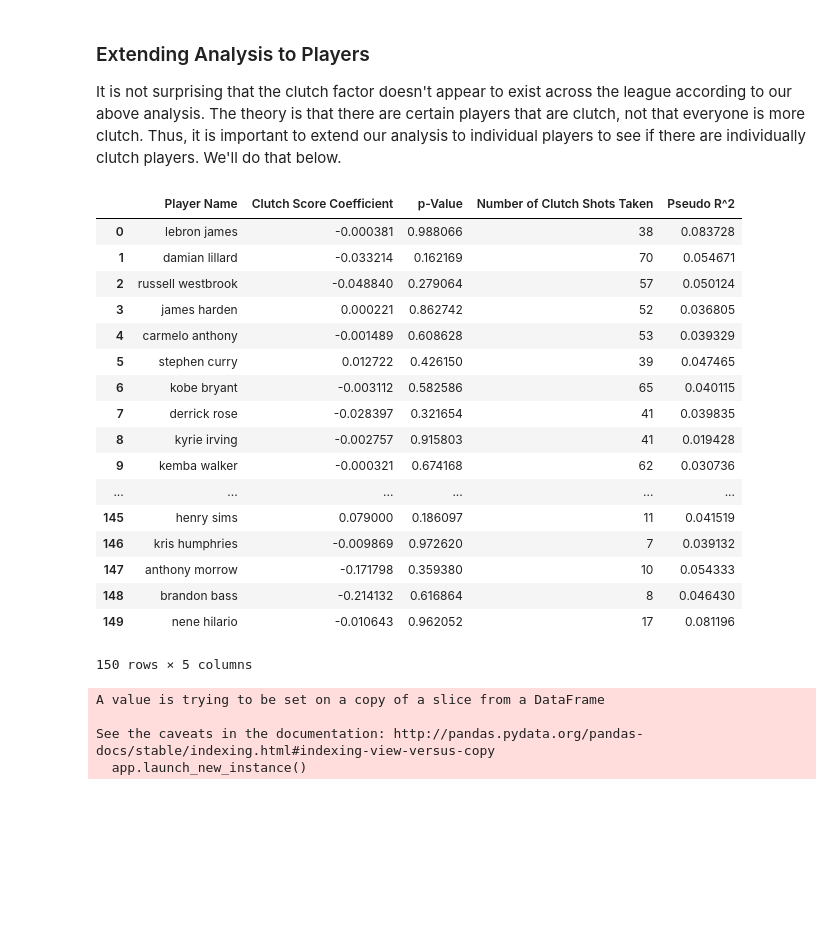
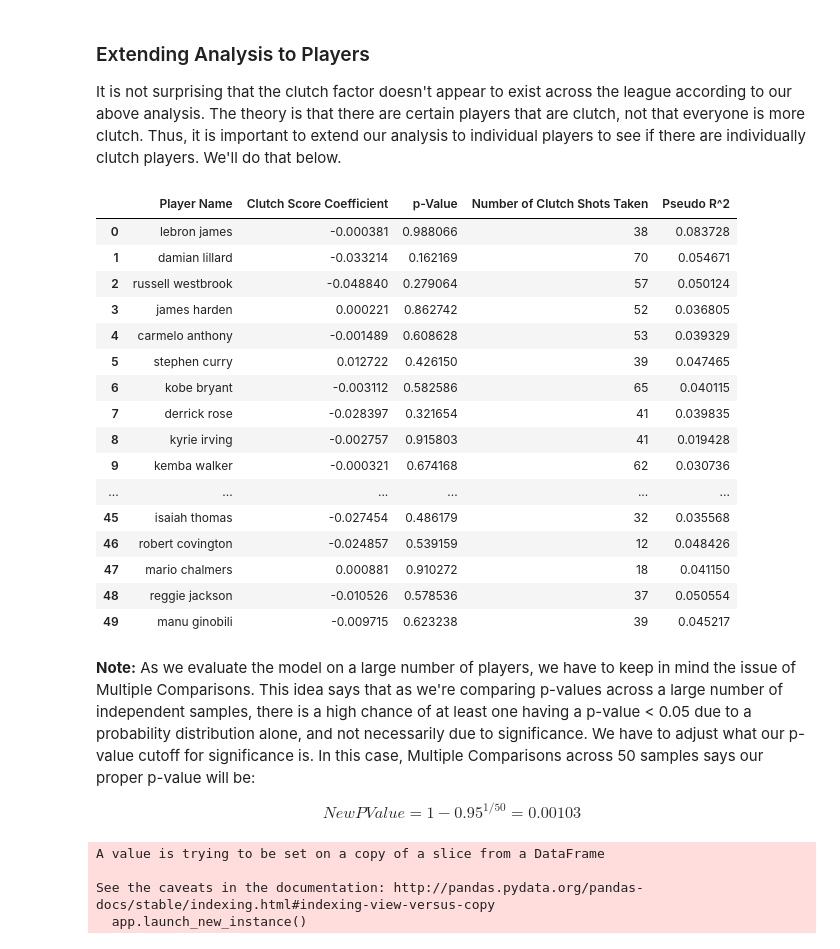
Before and after one commit to kylekwong/cs109-hot-hand, a Jupyter notebook: clutch_factor.ipynb, the cells around one changed output. Cells and saved outputs as stored; diff of their text form; code cells hidden in the pictures; blank space fills up the shorter version.

Commit message:
updating clutch analysis due to multiple comparisons

```diff
--- a/clutch_factor.ipynb
+++ b/clutch_factor.ipynb
@@ -339,7 +339,7 @@ def player_clutch_logit(player_name):
 # %%
 ## Players of note
 players_sorted = pd.read_csv('datasets/df_score.csv')
-key_players = players_sorted.iloc[:,0].values[:150]
+key_players = players_sorted.iloc[:,0].values[:50]
 # %%
 # run complex model
 # create arrays to hold coeff, p_value, and r_squared
@@ -362,31 +362,37 @@ for player in key_players:
 # %%
 # now create table with player, coefficient, p-value, and R^2 value
 top_player_info = pd.DataFrame({'Player Name': key_players})
 top_player_info['Clutch Score Coefficient'] = player_coeff_array
 top_player_info['p-Value'] = player_pvalue_array
 top_player_info['Number of Clutch Shots Taken'] = player_clutchshots_array
 top_player_info['Pseudo R^2'] = player_rsquared_array
 # top_player_info.sort_values('p-Value', inplace=True)
-top_player_info.head(150)
+top_player_info.head(50)
 # %% [output]
 |  | Player Name | Clutch Score Coefficient | p-Value | Number of Clutch Shots Taken | Pseudo R^2 |
 | 0 | lebron james | -0.000381 | 0.988066 | 38 | 0.083728 |
 | 1 | damian lillard | -0.033214 | 0.162169 | 70 | 0.054671 |
 | 2 | russell westbrook | -0.048840 | 0.279064 | 57 | 0.050124 |
 | 3 | james harden | 0.000221 | 0.862742 | 52 | 0.036805 |
 | 4 | carmelo anthony | -0.001489 | 0.608628 | 53 | 0.039329 |
 | 5 | stephen curry | 0.012722 | 0.426150 | 39 | 0.047465 |
 | 6 | kobe bryant | -0.003112 | 0.582586 | 65 | 0.040115 |
 | 7 | derrick rose | -0.028397 | 0.321654 | 41 | 0.039835 |
 | 8 | kyrie irving | -0.002757 | 0.915803 | 41 | 0.019428 |
 | 9 | kemba walker | -0.000321 | 0.674168 | 62 | 0.030736 |
 | ... | ... | ... | ... | ... | ... |
-| 145 | henry sims | 0.079000 | 0.186097 | 11 | 0.041519 |
-| 146 | kris humphries | -0.009869 | 0.972620 | 7 | 0.039132 |
-| 147 | anthony morrow | -0.171798 | 0.359380 | 10 | 0.054333 |
-| 148 | brandon bass | -0.214132 | 0.616864 | 8 | 0.046430 |
-| 149 | nene hilario | -0.010643 | 0.962052 | 17 | 0.081196 |
+| 45 | isaiah thomas | -0.027454 | 0.486179 | 32 | 0.035568 |
+| 46 | robert covington | -0.024857 | 0.539159 | 12 | 0.048426 |
+| 47 | mario chalmers | 0.000881 | 0.910272 | 18 | 0.041150 |
+| 48 | reggie jackson | -0.010526 | 0.578536 | 37 | 0.050554 |
+| 49 | manu ginobili | -0.009715 | 0.623238 | 39 | 0.045217 |
-150 rows × 5 columns
+# %% [markdown]
+**Note:** As we evaluate the model on a large number of players, we have to keep in mind the issue of Multiple Comparisons. This idea says that as we're comparing p-values across a large number of independent samples, there is a high chance of at least one having a p-value < 0.05 due to a probability distribution alone, and not necessarily due to significance. We have to adjust what our p-value cutoff for significance is. In this case, Multiple Comparisons across 50 samples says our proper p-value will be:
+
+
+$$
+NewPValue = 1-0.95^{1/50} = 0.00103
+$$
 # %%
 # split into clutch players vs. choke artists (opposite of clutch)
 clutch_players = top_player_info[top_player_info['Clutch Score Coefficient'] > 0]
```
Also changed, not shown: parts of 6 cells of this notebook.
